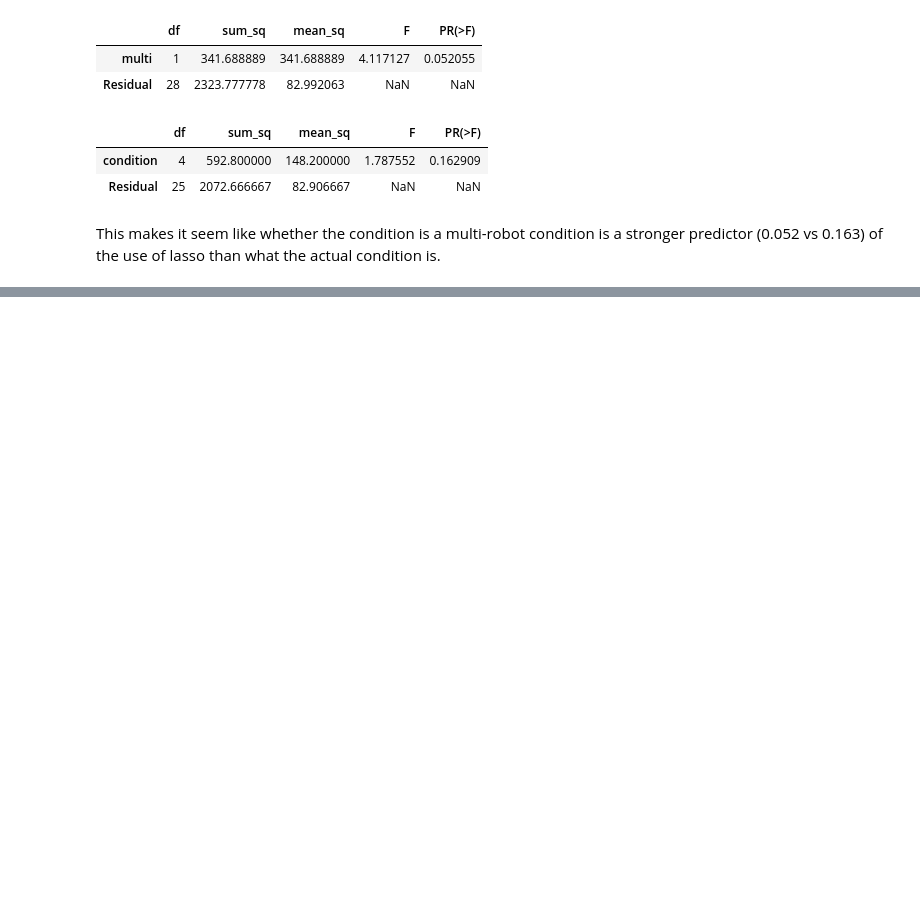
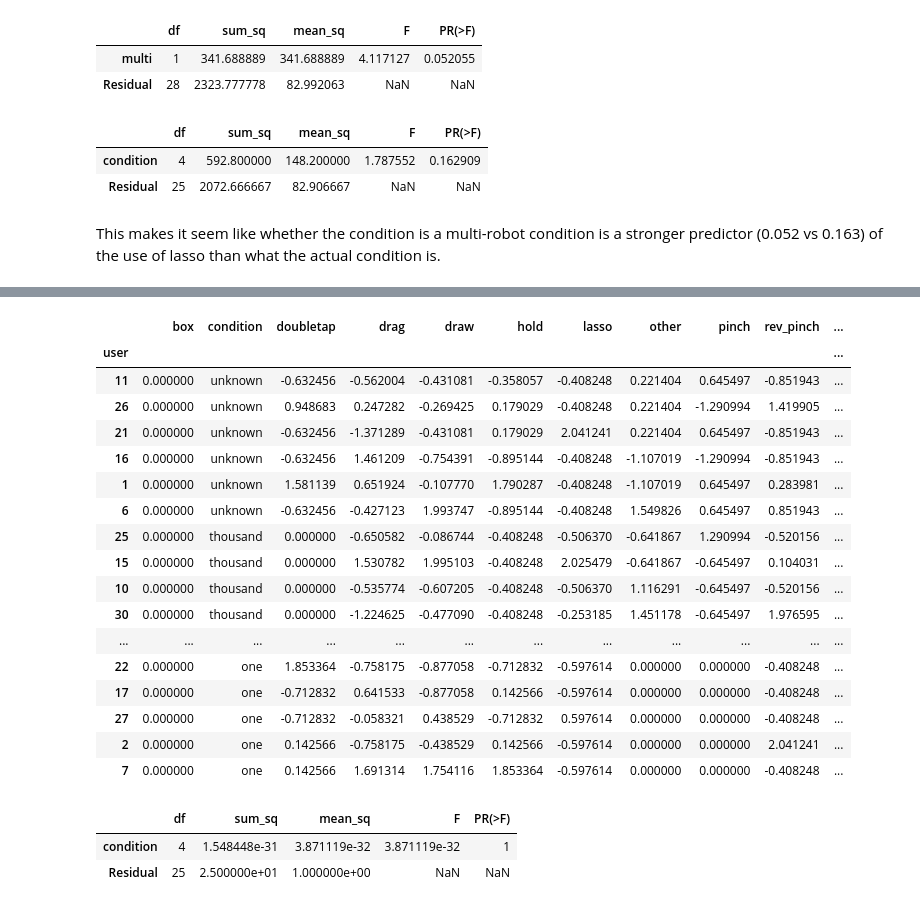
Before and after one commit to ab3nd/TinyRobo, a Jupyter notebook: data/data_analysis.ipynb, the cells around one changed output, grey strips where cells are left out. Drawn from its saved outputs; the diff is of its cells as text; code cells hidden in the pictures; blank space fills up the shorter version.

```diff
--- a/data/data_analysis.ipynb
+++ b/data/data_analysis.ipynb
@@ -195,0 +565,4 @@ This makes it seem like whether the condition is a multi-robot condition is a st
+# %%
+for col in df.columns:
+    if col != 'condition' and col != 'multi':
+        print col, stats.shapiro(df[col])
@@ -195,0 +586,8 @@ This makes it seem like whether the condition is a multi-robot condition is a st
+# %%
+groups = df.groupby('condition').groups
+for group in groups:
+    g = df.loc[groups[group]]
+    print group
+    for col in g.columns:
+        if col != 'condition' and col != 'multi':
+            print col, stats.shapiro(g[col])
@@ -195,0 +614,23 @@ This makes it seem like whether the condition is a multi-robot condition is a st
+# %%
+groups = df.groupby('condition').groups
+znorm = []
+for group in groups:
+    g = df.loc[groups[group]]
+    means = g.mean(numeric_only=True)
+    std_devs = g.std(numeric_only=True)
+    #print means['box'], std_devs['box']
+    #For each row in the group
+    gdata = []
+    for row in g.iterrows():
+        #For each value in the row, calculate its zscore
+        zscores = {}
+        for index in df.axes[1].tolist():
+            if index != 'condition' and index != "multi" and index != "user":
+                if std_devs[index] != 0:
+                    zscores[index] = (row[1][index] - means[index])/std_devs[index]
+                else:
+                    zscores[index] = 0.0
+        #Put the user ID back in
+        zscores['user'] = row[1]['user']
+        zscores['condition'] = row[1]['condition']
+        znorm.append(zscores)
@@ -195,0 +641,23 @@ This makes it seem like whether the condition is a multi-robot condition is a st
+# %%
+znorm_df = pandas.DataFrame(znorm)
+# %%
+znorm_df.set_index('user')
+# %% [output]
+|  | box | condition | doubletap | drag | draw | hold | lasso | other | pinch | rev_pinch | ... |
+| user |  |  |  |  |  |  |  |  |  |  | ... |
+| 11 | 0.000000 | unknown | -0.632456 | -0.562004 | -0.431081 | -0.358057 | -0.408248 | 0.221404 | 0.645497 | -0.851943 | ... |
+| 26 | 0.000000 | unknown | 0.948683 | 0.247282 | -0.269425 | 0.179029 | -0.408248 | 0.221404 | -1.290994 | 1.419905 | ... |
+| 21 | 0.000000 | unknown | -0.632456 | -1.371289 | -0.431081 | 0.179029 | 2.041241 | 0.221404 | 0.645497 | -0.851943 | ... |
+| 16 | 0.000000 | unknown | -0.632456 | 1.461209 | -0.754391 | -0.895144 | -0.408248 | -1.107019 | -1.290994 | -0.851943 | ... |
+| 1 | 0.000000 | unknown | 1.581139 | 0.651924 | -0.107770 | 1.790287 | -0.408248 | -1.107019 | 0.645497 | 0.283981 | ... |
+| 6 | 0.000000 | unknown | -0.632456 | -0.427123 | 1.993747 | -0.895144 | -0.408248 | 1.549826 | 0.645497 | 0.851943 | ... |
+| 25 | 0.000000 | thousand | 0.000000 | -0.650582 | -0.086744 | -0.408248 | -0.506370 | -0.641867 | 1.290994 | -0.520156 | ... |
+| 15 | 0.000000 | thousand | 0.000000 | 1.530782 | 1.995103 | -0.408248 | 2.025479 | -0.641867 | -0.645497 | 0.104031 | ... |
+| 10 | 0.000000 | thousand | 0.000000 | -0.535774 | -0.607205 | -0.408248 | -0.506370 | 1.116291 | -0.645497 | -0.520156 | ... |
+| 30 | 0.000000 | thousand | 0.000000 | -1.224625 | -0.477090 | -0.408248 | -0.253185 | 1.451178 | -0.645497 | 1.976595 | ... |
+| ... | ... | ... | ... | ... | ... | ... | ... | ... | ... | ... | ... |
+| 22 | 0.000000 | one | 1.853364 | -0.758175 | -0.877058 | -0.712832 | -0.597614 | 0.000000 | 0.000000 | -0.408248 | ... |
+| 17 | 0.000000 | one | -0.712832 | 0.641533 | -0.877058 | 0.142566 | -0.597614 | 0.000000 | 0.000000 | -0.408248 | ... |
+| 27 | 0.000000 | one | -0.712832 | -0.058321 | 0.438529 | -0.712832 | 0.597614 | 0.000000 | 0.000000 | -0.408248 | ... |
+| 2 | 0.000000 | one | 0.142566 | -0.758175 | -0.438529 | 0.142566 | -0.597614 | 0.000000 | 0.000000 | 2.041241 | ... |
+| 7 | 0.000000 | one | 0.142566 | 1.691314 | 1.754116 | 1.853364 | -0.597614 | 0.000000 | 0.000000 | -0.408248 | ... |
@@ -195,0 +667,6 @@ This makes it seem like whether the condition is a multi-robot condition is a st
+# %%
+table
+# %% [output]
+|  | df | sum_sq | mean_sq | F | PR(>F) |
+| condition | 4 | 1.548448e-31 | 3.871119e-32 | 3.871119e-32 | 1 |
+| Residual | 25 | 2.500000e+01 | 1.000000e+00 | NaN | NaN |
```
Also changed, not shown: parts of 76 cells of this notebook.
